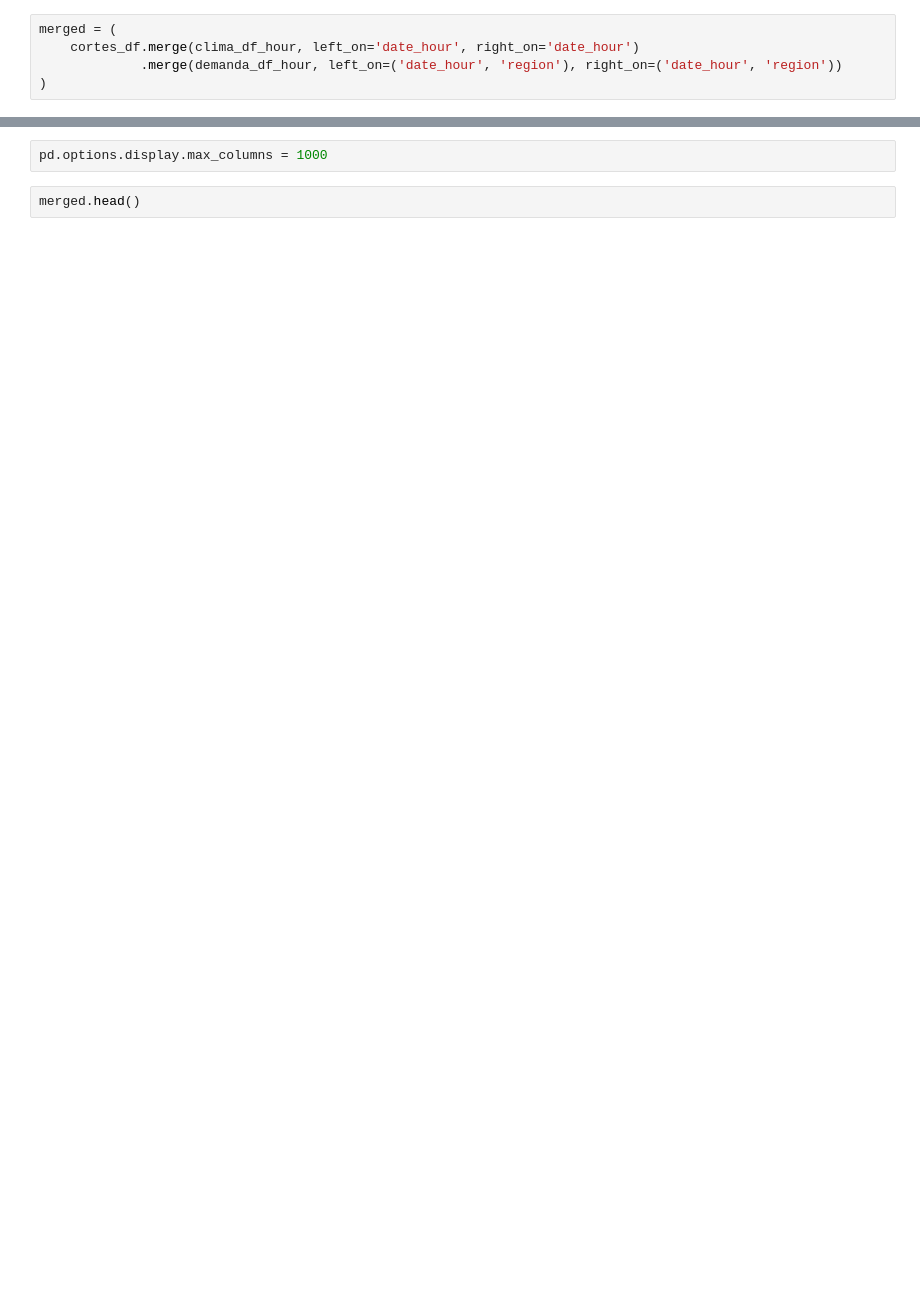
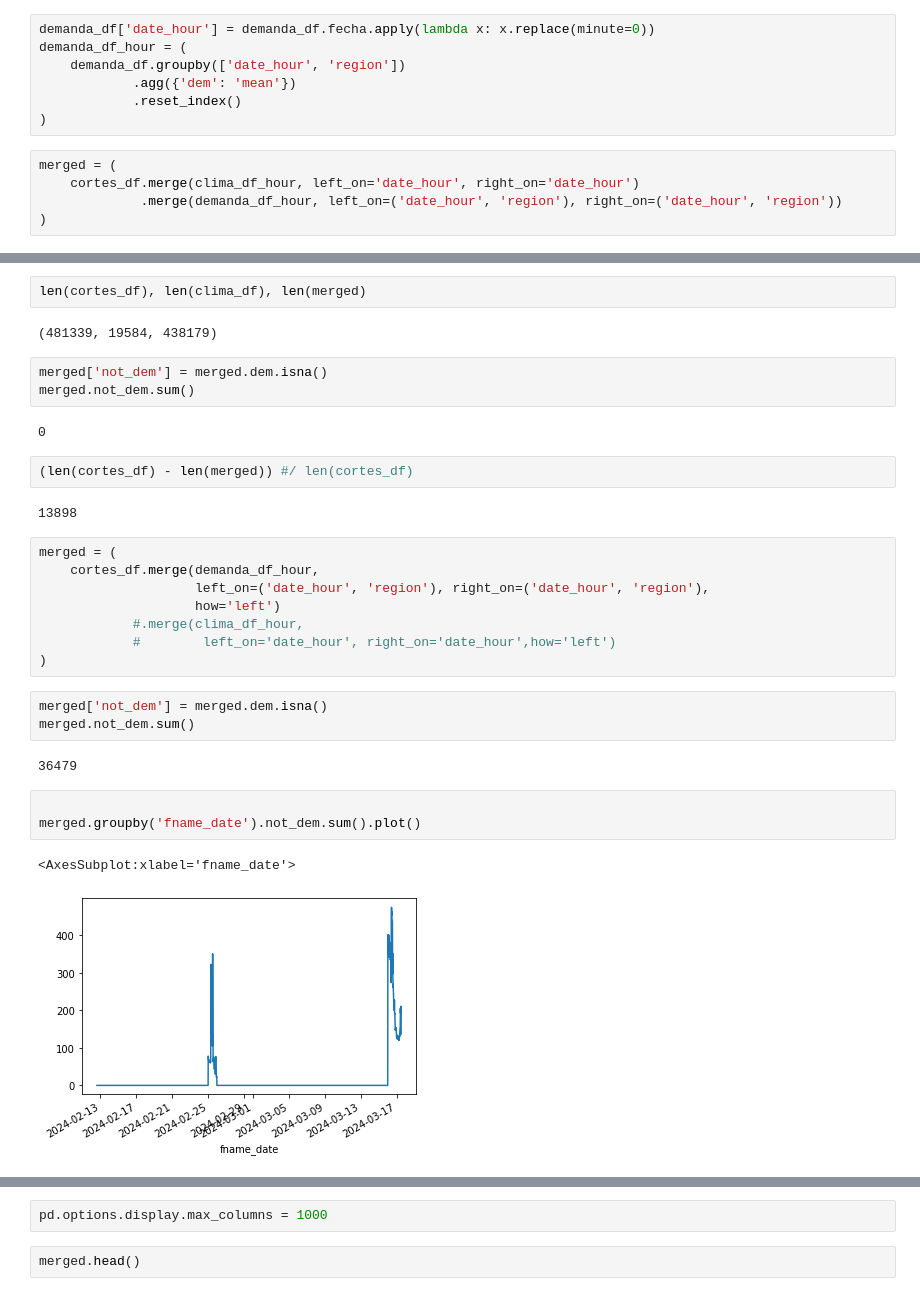
Before and after one commit to elsonidoq/enre, a Jupyter notebook: 02-EDA.ipynb, the cells around one changed output, grey strips where cells are left out. Cells and saved outputs as stored; diff of their text form; blank space fills up the shorter version.

```diff
--- a/02-EDA.ipynb
+++ b/02-EDA.ipynb
@@ -280,3 +225,10 @@ cortes_df.sort_values('date_hour')[:10]
+# %%
+demanda_df['date_hour'] = demanda_df.fecha.apply(lambda x: x.replace(minute=0))
+demanda_df_hour = (
+    demanda_df.groupby(['date_hour', 'region'])
+            .agg({'dem': 'mean'})
+            .reset_index()
+)
 # %%
 merged = (
     cortes_df.merge(clima_df_hour, left_on='date_hour', right_on='date_hour')
@@ -288,0 +237,32 @@ len(cortes_df), len(clima_df), len(merged)
+# %%
+len(cortes_df), len(clima_df), len(merged)
+# %% [output]
+(481339, 19584, 438179)
+# %%
+merged['not_dem'] = merged.dem.isna()
+merged.not_dem.sum()
+# %% [output]
+0
+# %%
+(len(cortes_df) - len(merged)) #/ len(cortes_df)
+# %% [output]
+13898
+# %%
+merged = (
+    cortes_df.merge(demanda_df_hour,
+                    left_on=('date_hour', 'region'), right_on=('date_hour', 'region'),
+                    how='left')
+            #.merge(clima_df_hour,
+            #        left_on='date_hour', right_on='date_hour',how='left')
+)
+# %%
+merged['not_dem'] = merged.dem.isna()
+merged.not_dem.sum()
+# %% [output]
+36479
+# %%
+
+merged.groupby('fname_date').not_dem.sum().plot()
+# %% [output]
+<AxesSubplot:xlabel='fname_date'>
+[figure, added]
```
Also changed, not shown: parts of 64 cells of this notebook.
